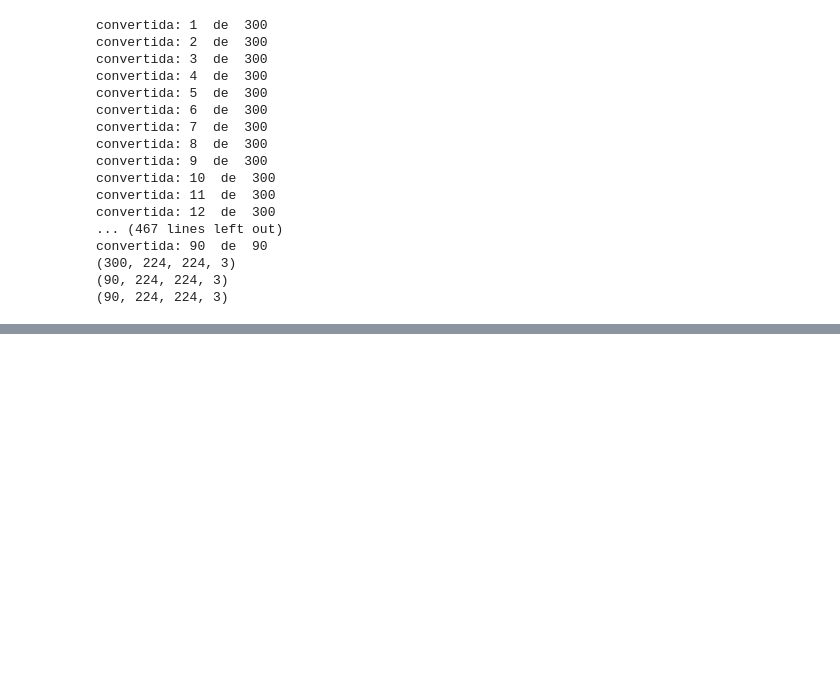
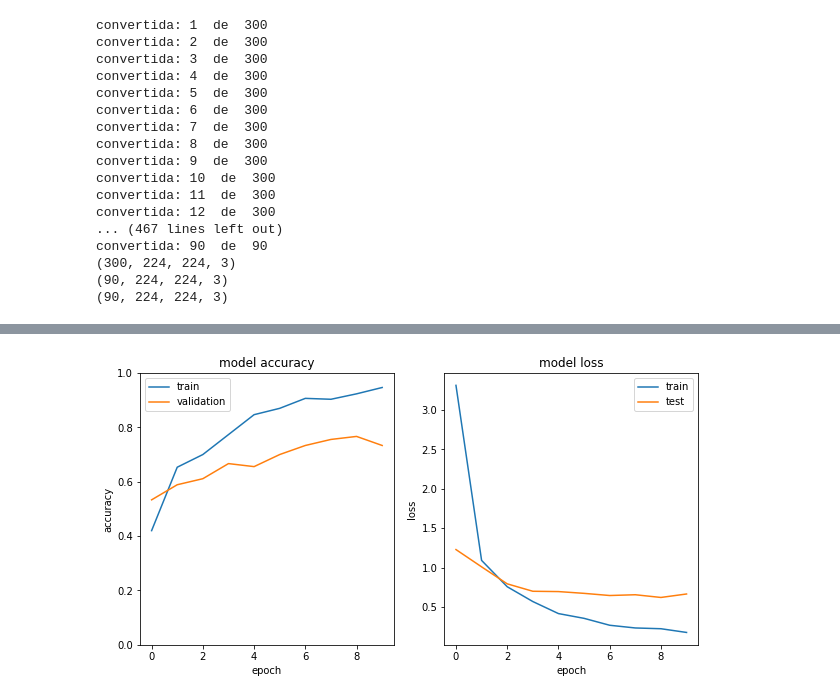
Before and after one commit to AlvaroUriel/idal_ia3, a Jupyter notebook: Trabajo_Uriel_Aprendizaje_produndo.ipynb, the cells around one changed output, grey strips where cells are left out. Saved outputs shown, nothing was run; the diff lists cells and outputs as text; code cells hidden in the pictures; blank space fills up the shorter version.

```diff
--- a/Trabajo_Uriel_Aprendizaje_produndo.ipynb
+++ b/Trabajo_Uriel_Aprendizaje_produndo.ipynb
@@ -250,0 +301,12 @@ Epoch 3: val_loss improved from 1.05371 to 0.86863, saving model to scratchmodel
+# %%
+# load the VGG16 network
+print("[INFO] loading network...")
+model_vgg = VGG16(weights="imagenet", include_top=False, input_shape=train_x.shape[1:])
+
+# Freeze the layers except the last 9 layers
+for layer in model_vgg.layers[:-9]:
+    layer.trainable = False
+
+# Check the trainable status of the individual layers
+for layer in model_vgg.layers:
+    print(layer, layer.trainable)
@@ -250,0 +334,8 @@ Epoch 3: val_loss improved from 1.05371 to 0.86863, saving model to scratchmodel
+# %%
+model_transfer_half = Sequential()
+model_transfer_half.add(model_vgg)
+model_transfer_half.add(GlobalAveragePooling2D())
+model_transfer_half.add(Dropout(0.2))
+model_transfer_half.add(Dense(100, activation='relu'))
+model_transfer_half.add(Dense(num_classes, activation='softmax'))
+model_transfer_half.summary()
@@ -250,0 +363,5 @@ Epoch 3: val_loss improved from 1.05371 to 0.86863, saving model to scratchmodel
+# %%
+opt = Adam(lr=0.00001)
+model_transfer_half.compile(loss='categorical_crossentropy', optimizer=opt,metrics=['accuracy'])
+history = model_transfer_half.fit(train_x, y_train, batch_size=32, epochs=10,
+          validation_data=(val_x, y_val), callbacks=[checkpointer],verbose=1, shuffle=True)
@@ -250,0 +386,4 @@ Epoch 3: val_loss improved from 1.05371 to 0.86863, saving model to scratchmodel
+# %%
+plot_accuracy_loss(history)
+# %% [output]
+[figure, added]
```
Also changed, not shown: parts of 15 cells of this notebook.
